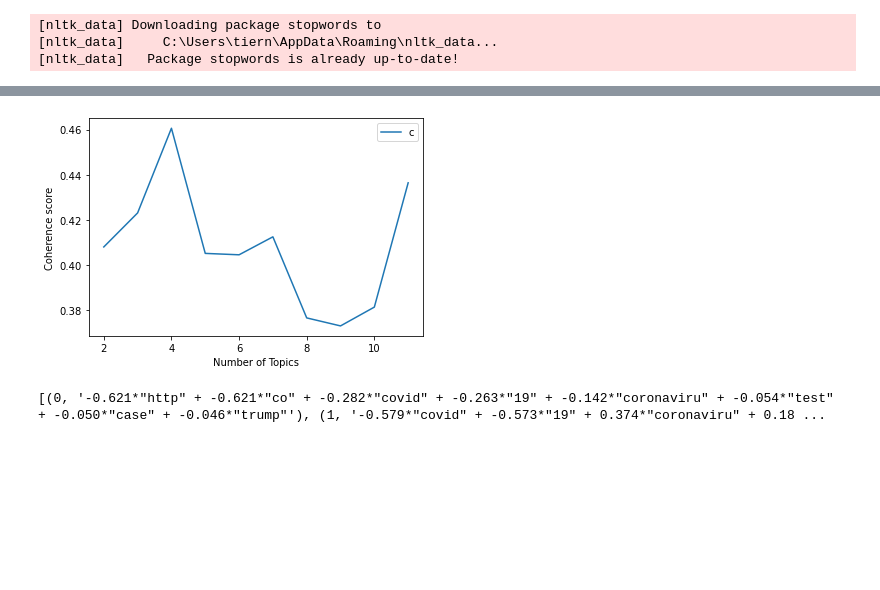
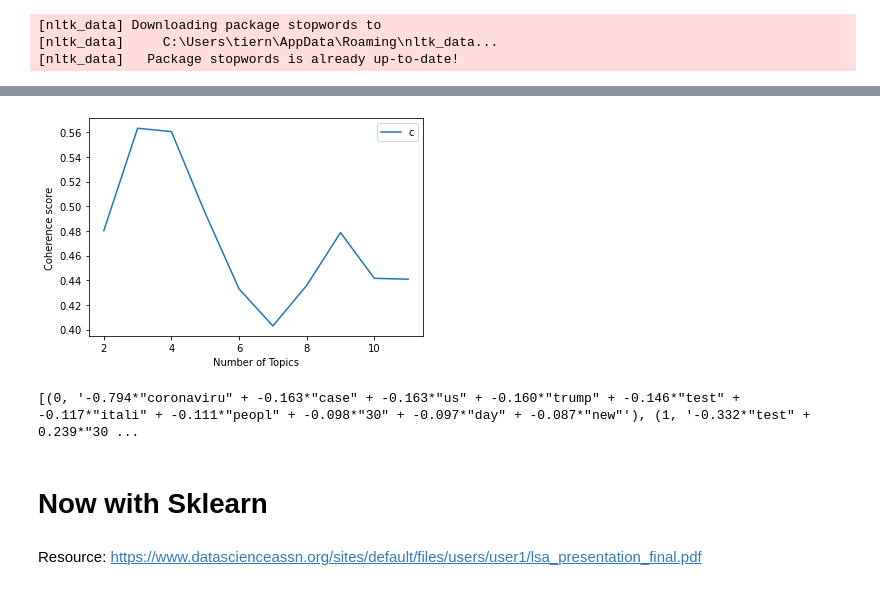
Before and after one commit to TiernonRR/LinearSemesterProject, a Jupyter notebook: LSA.ipynb, the cells around one changed output, grey strips where cells are left out. Cells and saved outputs as stored; diff of their text form; code cells hidden in the pictures; blank space fills up the shorter version.

```diff
--- a/LSA.ipynb
+++ b/LSA.ipynb
@@ -44,7 +45,7 @@ def preprocess_data(doc_set):
     # initialize regex tokenizer
     tokenizer = RegexpTokenizer(r'\w+')
     # create English stop words list
-    en_stop = set(stopwords.words('english'))
+    en_stop = set(stopwords.words('english')+["http"])
     # Create p_stemmer of class PorterStemmer
     p_stemmer = PorterStemmer()
     # list for tokenized documents in loop
@@ -127 +138,4 @@ texts = preprocess_data(documents_list)
+# %%
+df3 = pd.read_csv("thirdpull_earlyLockdown.csv")
+df3 = df3.dropna()
 # %%
@@ -141,2 +151,3 @@ Total Number of Documents: 6
 # %%
-df2 = pd.read_csv("second_pull.csv")
+df4 = pd.read_csv("fourthpull_midLockdown.csv")
+df4 = df3.dropna()
@@ -143,14 +172,14 @@ df2 = pd.read_csv("second_pull.csv")
 # %%
-tweets = preprocess_data(df2['text'])
+tweets = preprocess_data(df4['text'])
 start,stop,step=2,12,1
 plot_graph(tweets,start,stop,step)
 # %% [output]
-[figure, old version]
+[figure, new version]
-# %%
-number_of_topics=3
-words=8
-#document_list,titles=load_data("","articles.txt")
-#clean_text=preprocess_data(tweets)
-model=create_gensim_lsa_model(tweets,number_of_topics,words)
-# %% [output]
-[(0, '-0.621*"http" + -0.621*"co" + -0.282*"covid" + -0.263*"19" + -0.142*"coronaviru" + -0.054*"test" + -0.050*"case" + -0.046*"trump"'), (1, '-0.579*"covid" + -0.573*"19" + 0.374*"coronaviru" + 0.18 ...
+# %%
+model(tweets, 10, 4)
+# %% [output]
+[(0, '-0.794*"coronaviru" + -0.163*"case" + -0.163*"us" + -0.160*"trump" + -0.146*"test" + -0.117*"itali" + -0.111*"peopl" + -0.098*"30" + -0.097*"day" + -0.087*"new"'), (1, '-0.332*"test" + 0.239*"30 ...
+# %% [markdown]
+# Now with Sklearn
+# %% [markdown]
+Resource: https://www.datascienceassn.org/sites/default/files/users/user1/lsa_presentation_final.pdf
```
Also changed, not shown: parts of 18 cells of this notebook, 3 other files.
